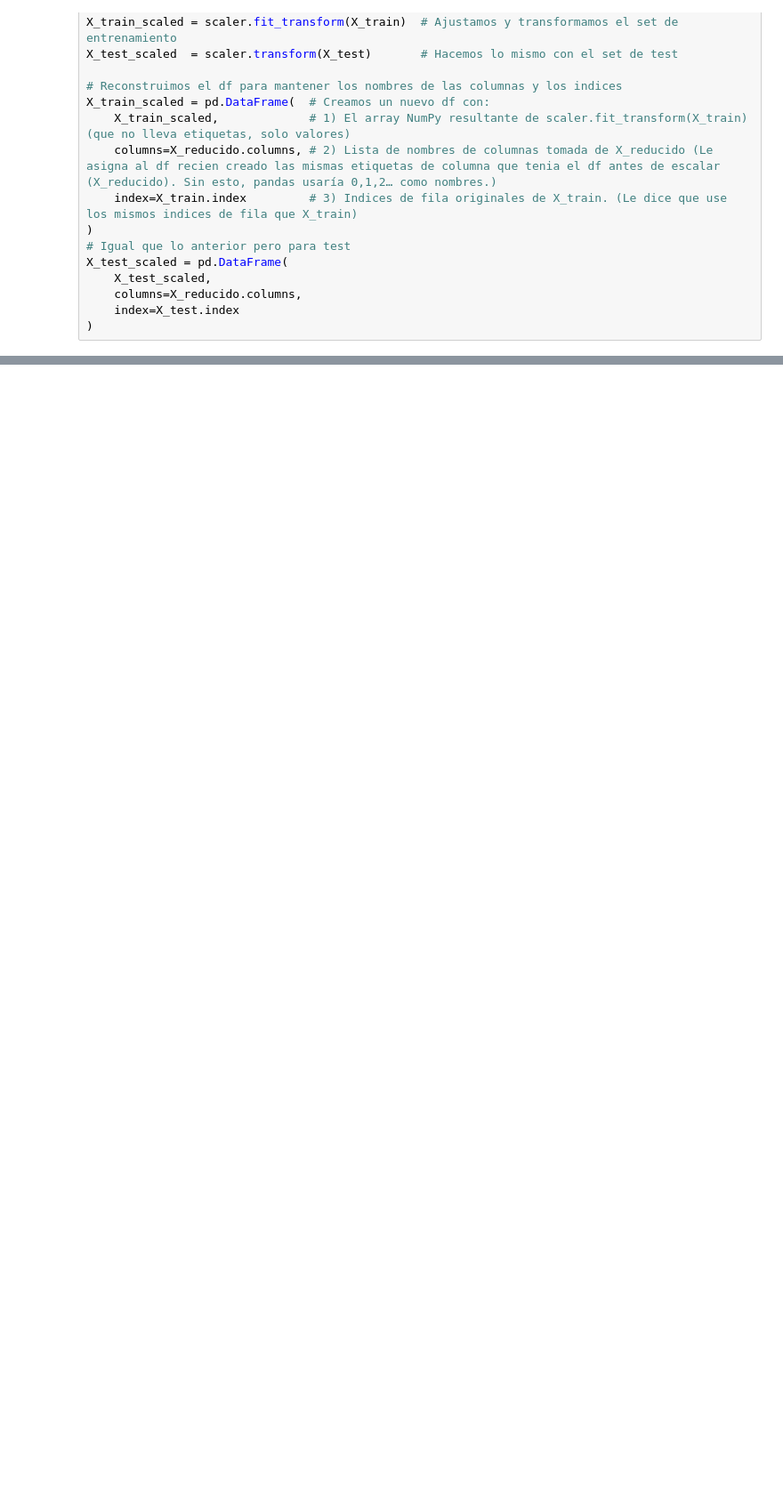
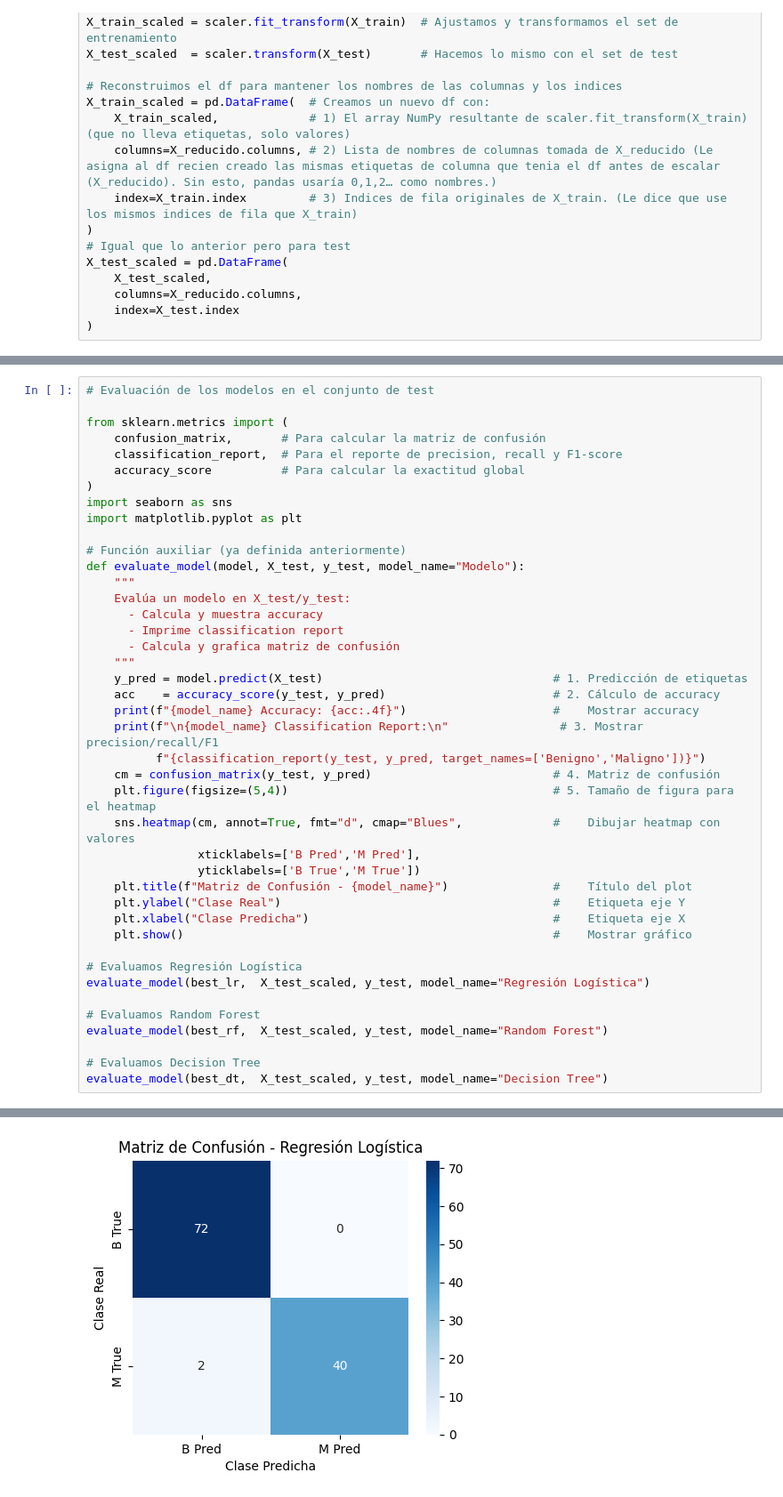
Before and after one commit to aformen9/BC-ML-Project, a Jupyter notebook: notebook/BreastCancer_ML.ipynb, the cells around one changed output, grey strips where cells are left out. Shown at 89% size. Cells and saved outputs as stored; diff of their text form; blank space fills up the shorter version.

```diff
--- a/notebook/BreastCancer_ML.ipynb
+++ b/notebook/BreastCancer_ML.ipynb
@@ -872,0 +964,43 @@ X_test_scaled = pd.DataFrame(
+# %%
+# Evaluación de los modelos en el conjunto de test
+
+from sklearn.metrics import (
+    confusion_matrix,       # Para calcular la matriz de confusión
+    classification_report,  # Para el reporte de precision, recall y F1-score
+    accuracy_score          # Para calcular la exactitud global
+)
+import seaborn as sns
+import matplotlib.pyplot as plt
+
+# Función auxiliar (ya definida anteriormente)
+def evaluate_model(model, X_test, y_test, model_name="Modelo"):
+    """
+    Evalúa un modelo en X_test/y_test:
+      - Calcula y muestra accuracy
+      - Imprime classification report
+      - Calcula y grafica matriz de confusión
+    """
+    y_pred = model.predict(X_test)                                 # 1. Predicción de etiquetas
+    acc    = accuracy_score(y_test, y_pred)                        # 2. Cálculo de accuracy
+    print(f"{model_name} Accuracy: {acc:.4f}")                     #    Mostrar accuracy
+    print(f"\n{model_name} Classification Report:\n"                # 3. Mostrar precision/recall/F1
+          f"{classification_report(y_test, y_pred, target_names=['Benigno','Maligno'])}")
+    cm = confusion_matrix(y_test, y_pred)                          # 4. Matriz de confusión
+    plt.figure(figsize=(5,4))                                      # 5. Tamaño de figura para el heatmap
+    sns.heatmap(cm, annot=True, fmt="d", cmap="Blues",             #    Dibujar heatmap con valores
+                xticklabels=['B Pred','M Pred'],
+                yticklabels=['B True','M True'])
+    plt.title(f"Matriz de Confusión - {model_name}")               #    Título del plot
+    plt.ylabel("Clase Real")                                       #    Etiqueta eje Y
+    plt.xlabel("Clase Predicha")                                   #    Etiqueta eje X
+    plt.show()                                                     #    Mostrar gráfico
+
+# Evaluamos Regresión Logística
+evaluate_model(best_lr,  X_test_scaled, y_test, model_name="Regresión Logística")
+
+# Evaluamos Random Forest
+evaluate_model(best_rf,  X_test_scaled, y_test, model_name="Random Forest")
+
+# Evaluamos Decision Tree
+evaluate_model(best_dt,  X_test_scaled, y_test, model_name="Decision Tree")
+# %% [output]
@@ -872,0 +1018 @@ X_test_scaled = pd.DataFrame(
+[figure, added]
```
Also changed, not shown: parts of 11 cells of this notebook.
